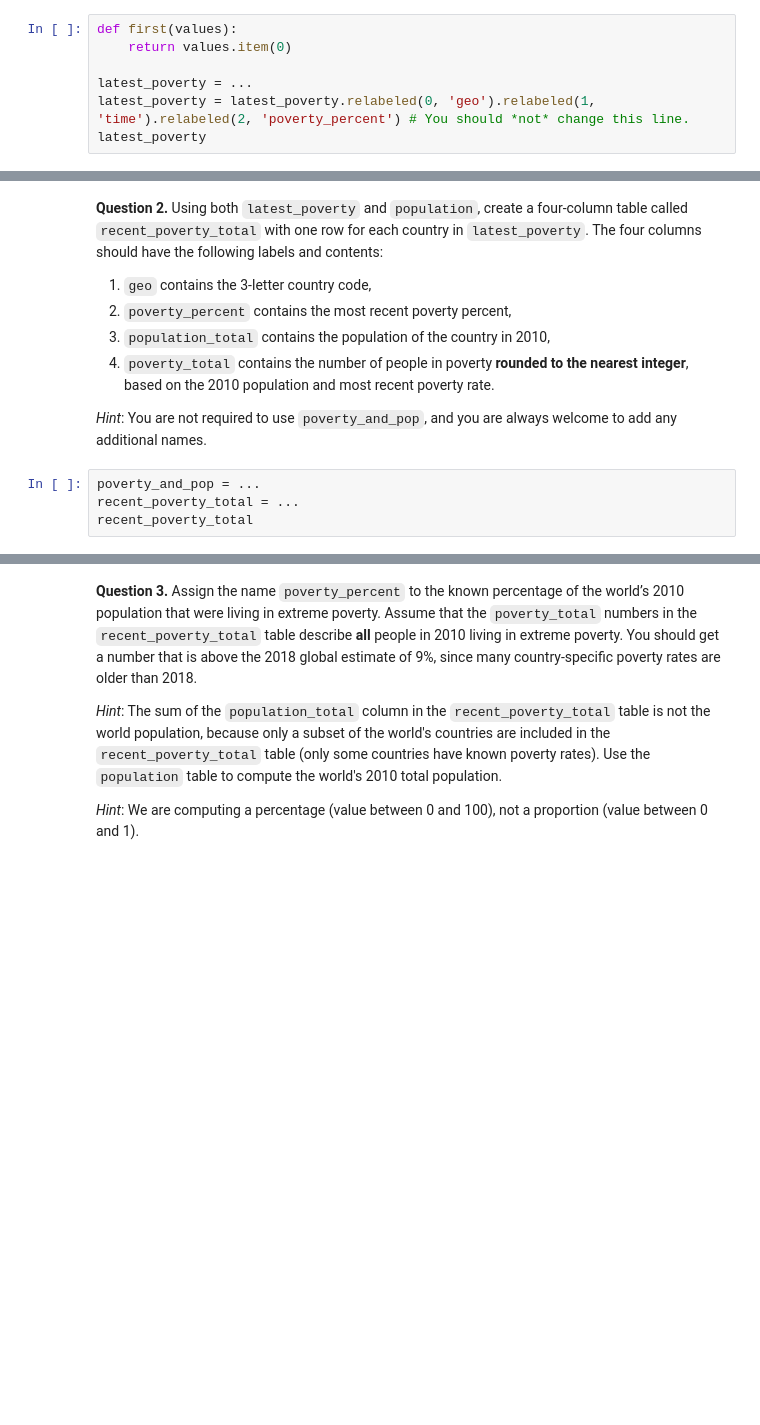
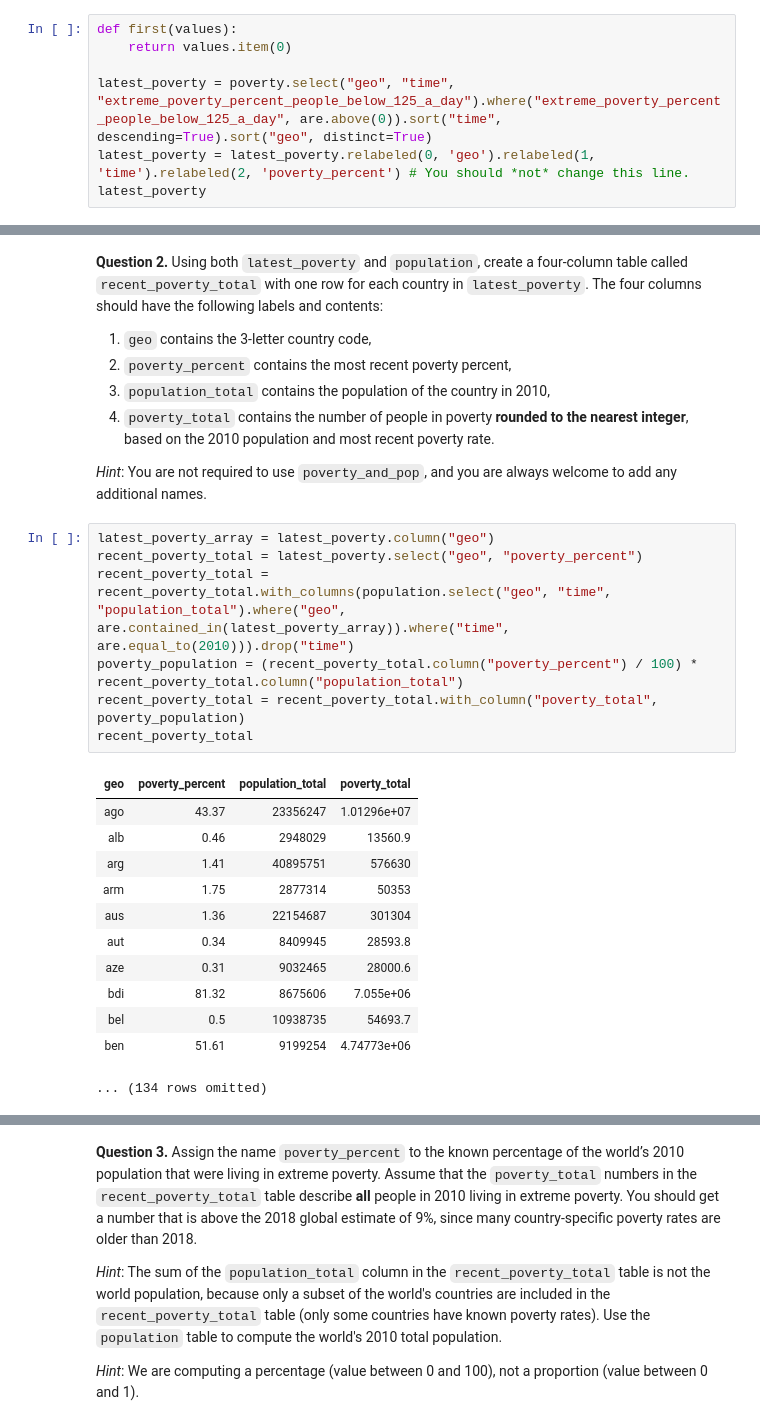
Before and after one commit to trentonbates/fall-24-data1350, a Jupyter notebook: Projects/project1/project1.ipynb, the cells around one changed output, grey strips where cells are left out. Drawn from its saved outputs; the diff is of its cells as text; blank space fills up the shorter version.

```diff
--- a/Projects/project1/project1.ipynb
+++ b/Projects/project1/project1.ipynb
@@ -571,6 +611,6 @@ poverty.show(3)
 def first(values):
     return values.item(0)
 
-latest_poverty = ...
+latest_poverty = poverty.select("geo", "time", "extreme_poverty_percent_people_below_125_a_day").where("extreme_poverty_percent_people_below_125_a_day", are.above(0)).sort("time", descending=True).sort("geo", distinct=True)
 latest_poverty = latest_poverty.relabeled(0, 'geo').relabeled(1, 'time').relabeled(2, 'poverty_percent') # You should *not* change this line.
 latest_poverty
@@ -584,9 +656,25 @@ grader.check("q2_1")
 1. `poverty_total` contains the number of people in poverty **rounded to the nearest integer**, based on the 2010 population and most recent poverty rate.
 
 *Hint*: You are not required to use `poverty_and_pop`, and you are always welcome to add any additional names.
-# %%
-poverty_and_pop = ...
-recent_poverty_total = ...
-recent_poverty_total
+# %%
+latest_poverty_array = latest_poverty.column("geo")
+recent_poverty_total = latest_poverty.select("geo", "poverty_percent")
+recent_poverty_total = recent_poverty_total.with_columns(population.select("geo", "time", "population_total").where("geo", are.contained_in(latest_poverty_array)).where("time", are.equal_to(2010))).drop("time")
+poverty_population = (recent_poverty_total.column("poverty_percent") / 100) * recent_poverty_total.column("population_total")
+recent_poverty_total = recent_poverty_total.with_column("poverty_total", poverty_population)
+recent_poverty_total
+# %% [output]
+| geo | poverty_percent | population_total | poverty_total |
+| ago | 43.37 | 23356247 | 1.01296e+07 |
+| alb | 0.46 | 2948029 | 13560.9 |
+| arg | 1.41 | 40895751 | 576630 |
+| arm | 1.75 | 2877314 | 50353 |
+| aus | 1.36 | 22154687 | 301304 |
+| aut | 0.34 | 8409945 | 28593.8 |
+| aze | 0.31 | 9032465 | 28000.6 |
+| bdi | 81.32 | 8675606 | 7.055e+06 |
+| bel | 0.5 | 10938735 | 54693.7 |
+| ben | 51.61 | 9199254 | 4.74773e+06 |
+... (134 rows omitted)
 # %%
 grader.check("q2_2")
```
Also changed, not shown: parts of 17 cells of this notebook, 1 other file.
